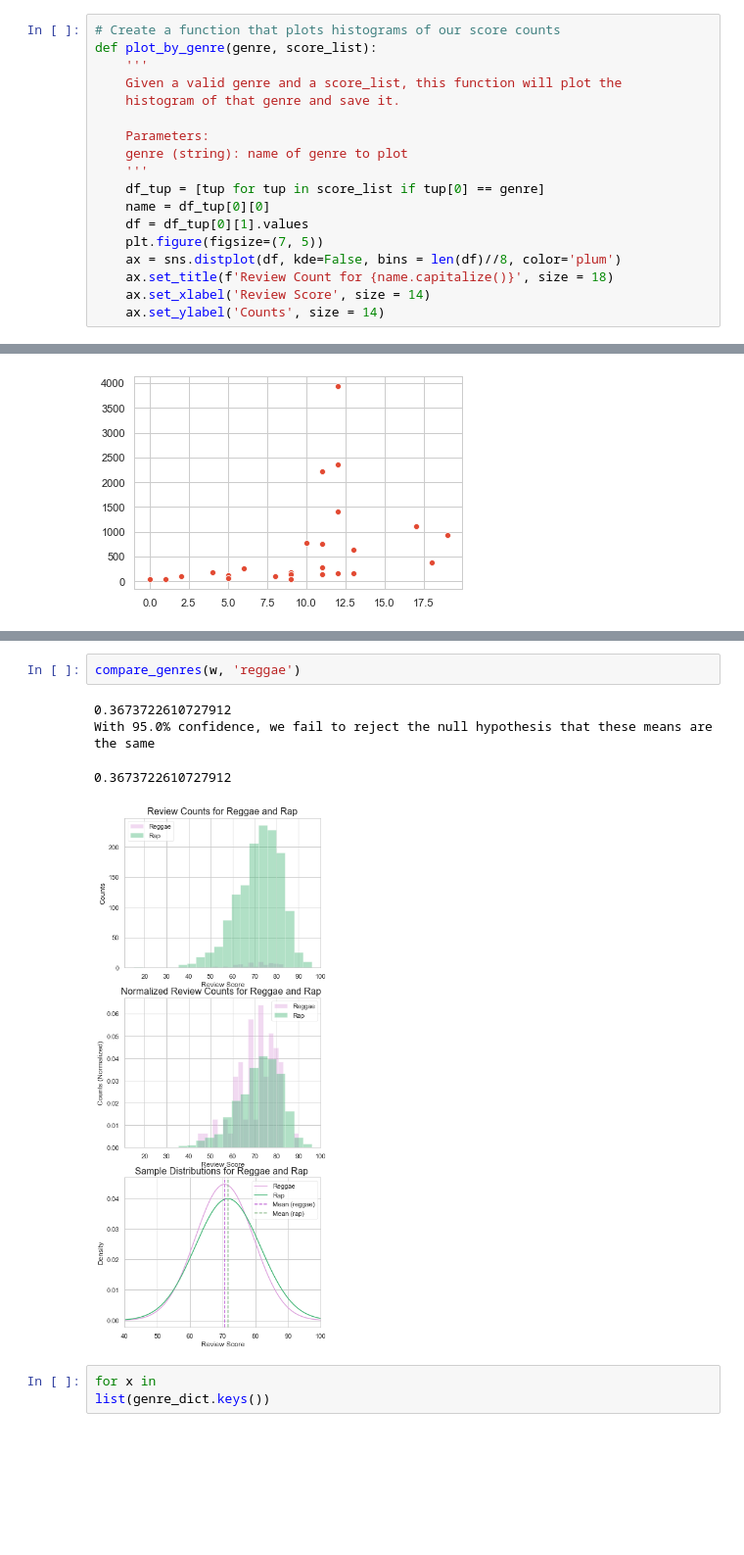
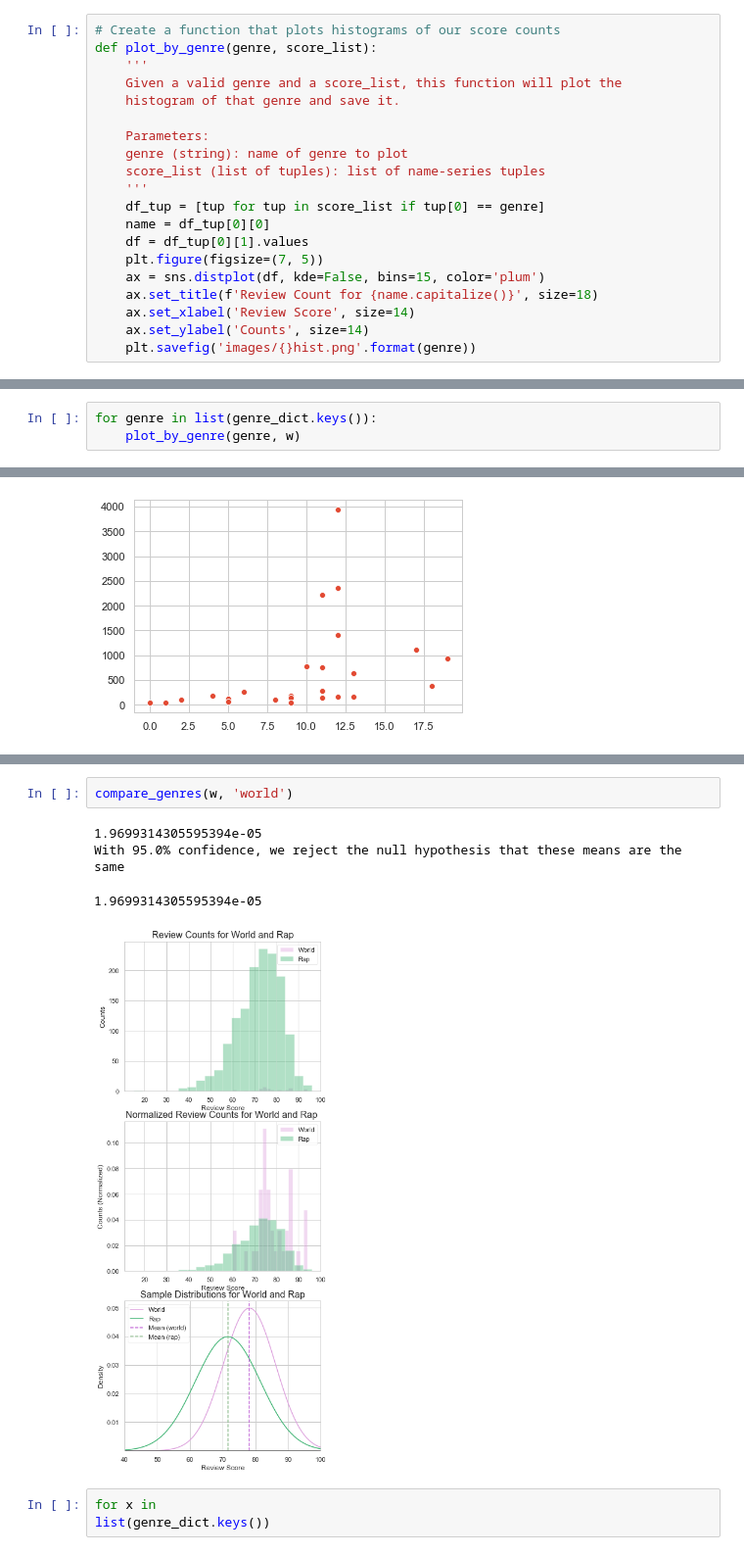
Before and after one commit to unclebrod/ReviewsByGenre, a Jupyter notebook: EDA.ipynb, the cells around one changed output, grey strips where cells are left out. Shown at 98% size. Cells and saved outputs as stored; diff of their text form; blank space fills up the shorter version.

Commit message:
reorganized files, completed saving of plots

```diff
--- a/EDA.ipynb
+++ b/EDA.ipynb
@@ -219,12 +221,14 @@ def plot_by_genre(genre, score_list):
 
     Parameters:
     genre (string): name of genre to plot
+    score_list (list of tuples): list of name-series tuples
     '''
     df_tup = [tup for tup in score_list if tup[0] == genre]
     name = df_tup[0][0]
     df = df_tup[0][1].values
     plt.figure(figsize=(7, 5))
-    ax = sns.distplot(df, kde=False, bins = len(df)//8, color='plum')
-    ax.set_title(f'Review Count for {name.capitalize()}', size = 18)
-    ax.set_xlabel('Review Score', size = 14)
-    ax.set_ylabel('Counts', size = 14)
+    ax = sns.distplot(df, kde=False, bins=15, color='plum')
+    ax.set_title(f'Review Count for {name.capitalize()}', size=18)
+    ax.set_xlabel('Review Score', size=14)
+    ax.set_ylabel('Counts', size=14)
+    plt.savefig('images/{}hist.png'.format(genre))
@@ -234,0 +235,3 @@ plot_by_genre('alt-country', w)
+# %%
+for genre in list(genre_dict.keys()):
+    plot_by_genre(genre, w)
@@ -635,11 +682,11 @@ def compare_genres(score_list, genre1, genre2 = 'rap', alpha = 0.05):
         return pvalue
 # %%
-compare_genres(w, 'reggae')
+compare_genres(w, 'world')
 # %% [output]
-0.3673722610727912
-With 95.0% confidence, we fail to reject the null hypothesis that these means are the same
+1.9699314305595394e-05
+With 95.0% confidence, we reject the null hypothesis that these means are the same
-0.3673722610727912
+1.9699314305595394e-05
-[figure, old version]
+[figure, new version]
 # %%
 for x in
 list(genre_dict.keys())
```
Also changed, not shown: parts of 17 cells of this notebook, 45 other files.
